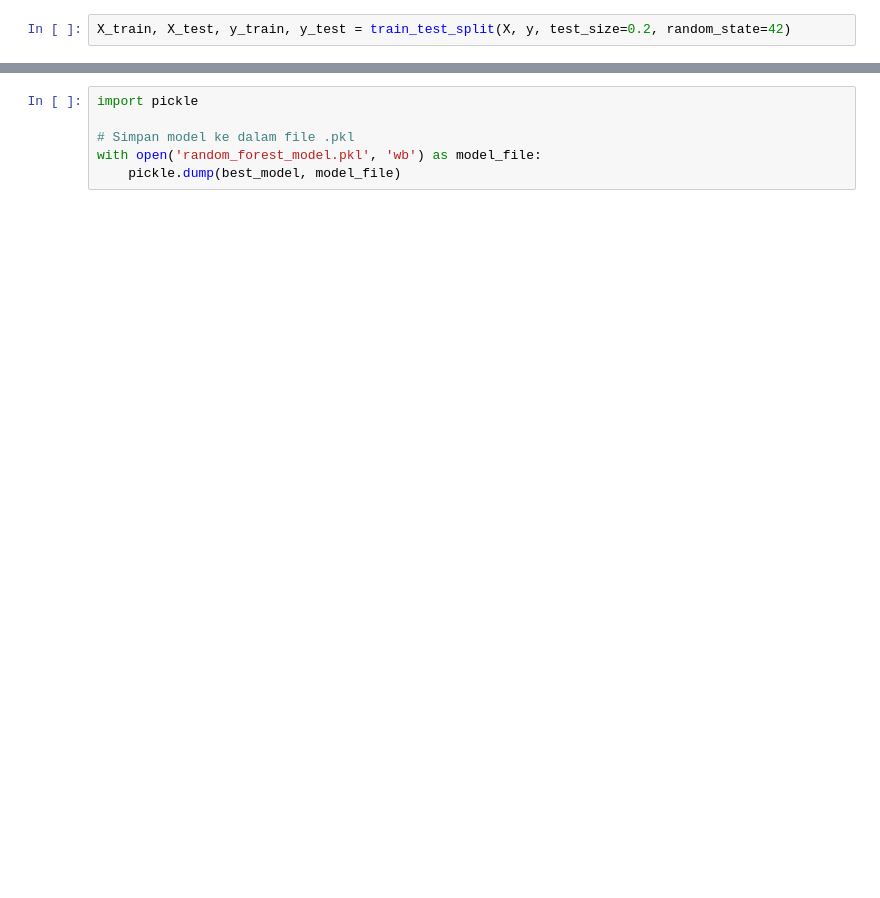
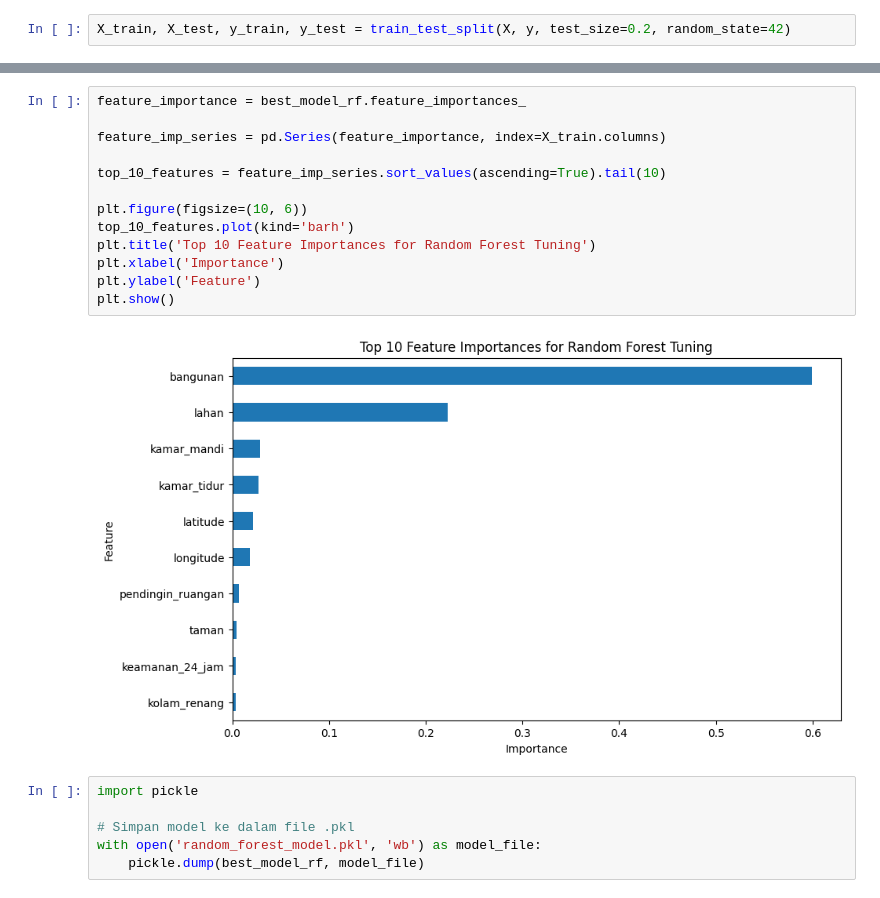
Before and after one commit to masmasbiyasa/back_up_capstone, a Jupyter notebook: machine learning/machine_learning.ipynb, the cells around one changed output, grey strips where cells are left out. Saved outputs shown, nothing was run; the diff lists cells and outputs as text; blank space fills up the shorter version.

```diff
--- a/machine learning/machine_learning.ipynb
+++ b/machine learning/machine_learning.ipynb
@@ -313,6 +343,21 @@ plt.show()
+# %%
+feature_importance = best_model_rf.feature_importances_
+
+feature_imp_series = pd.Series(feature_importance, index=X_train.columns)
+
+top_10_features = feature_imp_series.sort_values(ascending=True).tail(10)
+
+plt.figure(figsize=(10, 6))
+top_10_features.plot(kind='barh')
+plt.title('Top 10 Feature Importances for Random Forest Tuning')
+plt.xlabel('Importance')
+plt.ylabel('Feature')
+plt.show()
+# %% [output]
+[figure, added]
 # %%
 import pickle
 
 # Simpan model ke dalam file .pkl
 with open('random_forest_model.pkl', 'wb') as model_file:
-    pickle.dump(best_model, model_file)
+    pickle.dump(best_model_rf, model_file)
```
Also changed, not shown: parts of 13 cells of this notebook, 38 other files.
